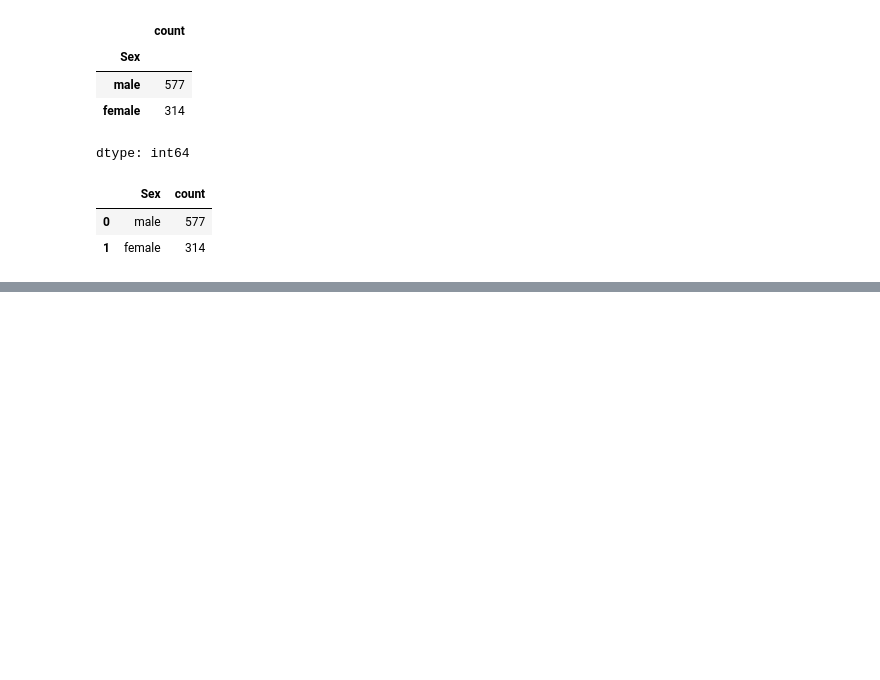
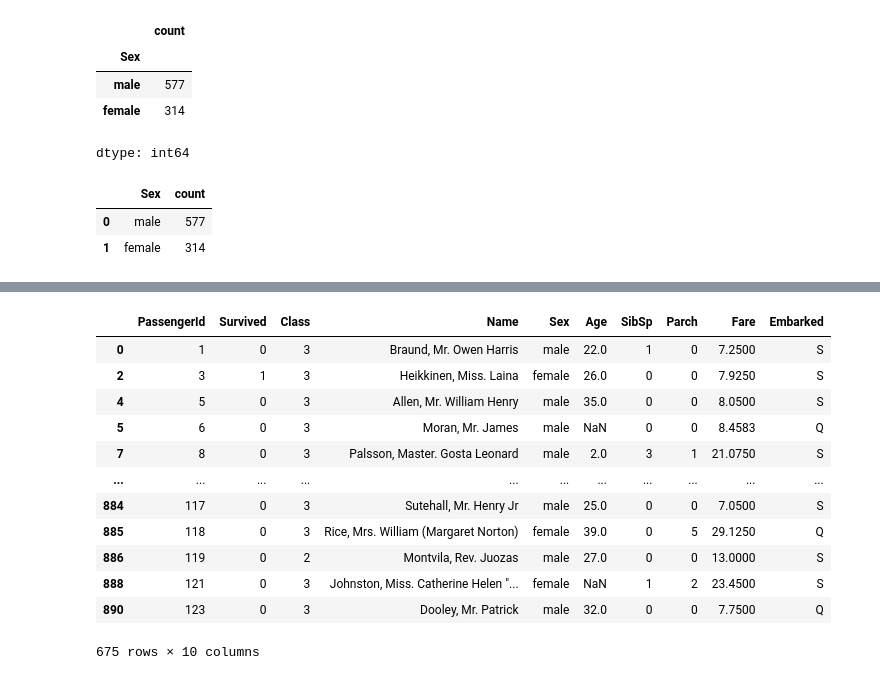
Before and after one commit to pedd1-Srividya/DS-AI-ML-And-Web-Devolopment-Practice, a Jupyter notebook: DS_ML_AI.ipynb, the cells around one changed output, grey strips where cells are left out. Saved outputs shown, nothing was run; the diff lists cells and outputs as text; code cells hidden in the pictures; blank space fills up the shorter version.

```diff
--- a/DS_ML_AI.ipynb
+++ b/DS_ML_AI.ipynb
@@ -1472,0 +1593,18 @@ df['Sex'].value_counts().reset_index()
+# %%
+# Display the data where class is either 2 or 3
+#df[(df['Class']==2) | (df['Class']==3)]
+df[df['Class'].isin([2,3])]
+# %% [output]
+|  | PassengerId | Survived | Class | Name | Sex | Age | SibSp | Parch | Fare | Embarked |
+| 0 | 1 | 0 | 3 | Braund, Mr. Owen Harris | male | 22.0 | 1 | 0 | 7.2500 | S |
+| 2 | 3 | 1 | 3 | Heikkinen, Miss. Laina | female | 26.0 | 0 | 0 | 7.9250 | S |
+| 4 | 5 | 0 | 3 | Allen, Mr. William Henry | male | 35.0 | 0 | 0 | 8.0500 | S |
+| 5 | 6 | 0 | 3 | Moran, Mr. James | male | NaN | 0 | 0 | 8.4583 | Q |
+| 7 | 8 | 0 | 3 | Palsson, Master. Gosta Leonard | male | 2.0 | 3 | 1 | 21.0750 | S |
+| ... | ... | ... | ... | ... | ... | ... | ... | ... | ... | ... |
+| 884 | 117 | 0 | 3 | Sutehall, Mr. Henry Jr | male | 25.0 | 0 | 0 | 7.0500 | S |
+| 885 | 118 | 0 | 3 | Rice, Mrs. William (Margaret Norton) | female | 39.0 | 0 | 5 | 29.1250 | Q |
+| 886 | 119 | 0 | 2 | Montvila, Rev. Juozas | male | 27.0 | 0 | 0 | 13.0000 | S |
+| 888 | 121 | 0 | 3 | Johnston, Miss. Catherine Helen "... | female | NaN | 1 | 2 | 23.4500 | S |
+| 890 | 123 | 0 | 3 | Dooley, Mr. Patrick | male | 32.0 | 0 | 0 | 7.7500 | Q |
+675 rows × 10 columns
```
Also changed, not shown: parts of 13 cells of this notebook.
